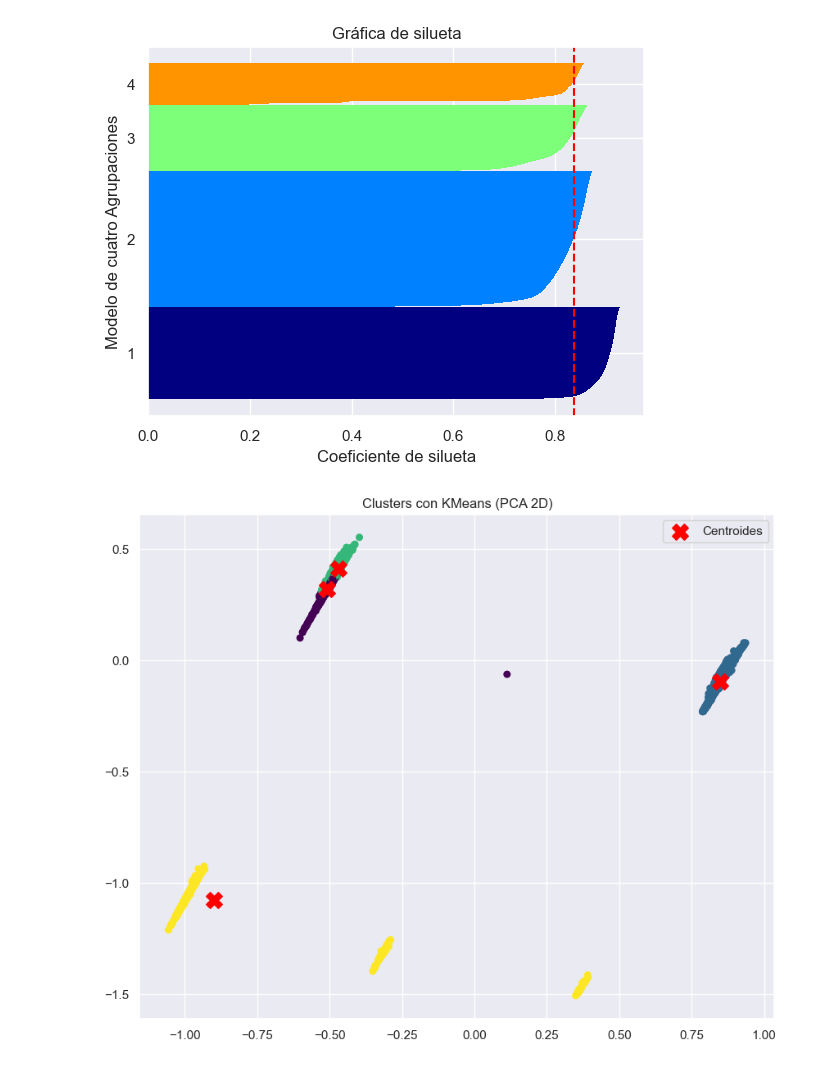
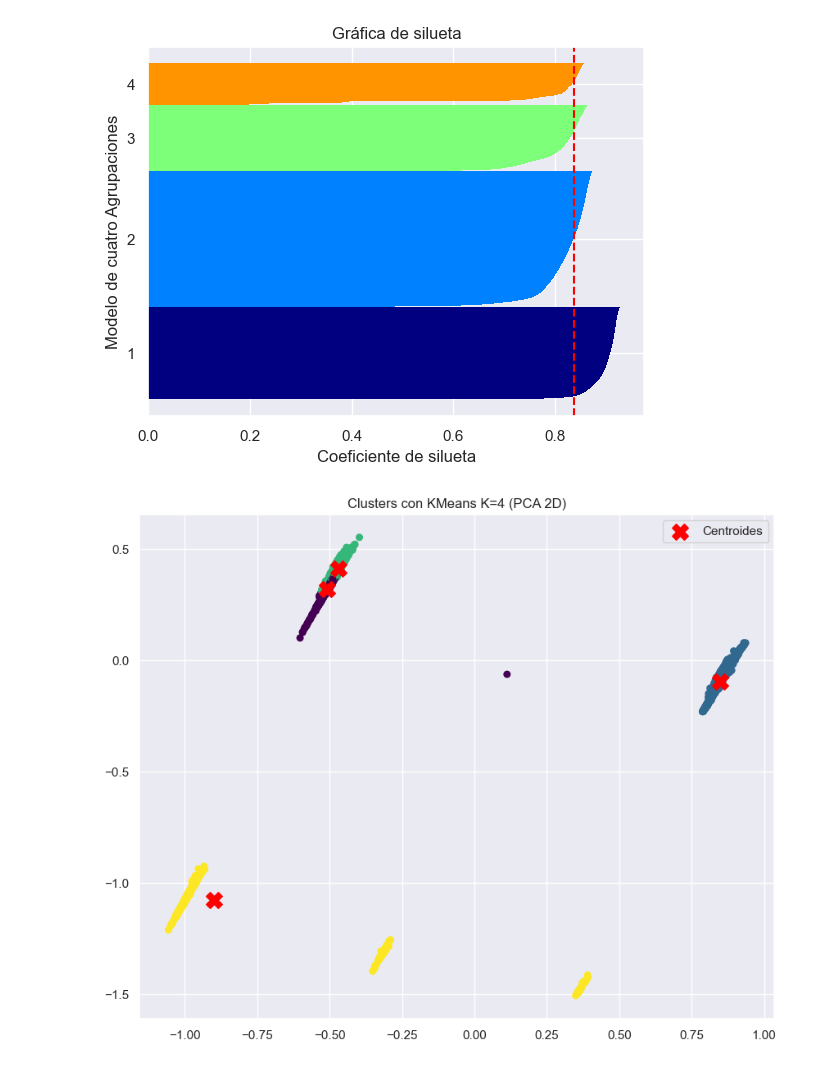
Before and after one commit to BILabsAndProjects/Lab2-Senecafe, a Jupyter notebook: Laboratorio2.ipynb, the cells around one changed output. Drawn from its saved outputs; the diff is of its cells as text; code cells hidden in the pictures.

```diff
--- a/Laboratorio2.ipynb
+++ b/Laboratorio2.ipynb
@@ -707,20 +707,20 @@ plot_silhouette(data = df_kmeans,
 # %%
 X_features = df_kmeans.drop(columns=['Cluster'])
 # PCA solo con las features
 pca = PCA(n_components=2)
 Xc = pca.fit_transform(X_features)
 
 centroides_proj = pca.transform(centroides4)
 
 plt.figure(figsize=(10,8))
 plt.scatter(Xc[:, 0], Xc[:, 1], c=kmeans4.labels_, s=30, cmap='viridis')
 
 plt.scatter(centroides_proj[:, 0], centroides_proj[:, 1],
             c='red', marker='X', s=200, label='Centroides')
 
 plt.legend()
-plt.title("Clusters con KMeans (PCA 2D)")
+plt.title("Clusters con KMeans K=4 (PCA 2D)")
 plt.show()
 # %% [output]
-[figure, old version]
+[figure, new version]
 # %%
```
Also changed, not shown: parts of 6 cells of this notebook, 1 other file.
